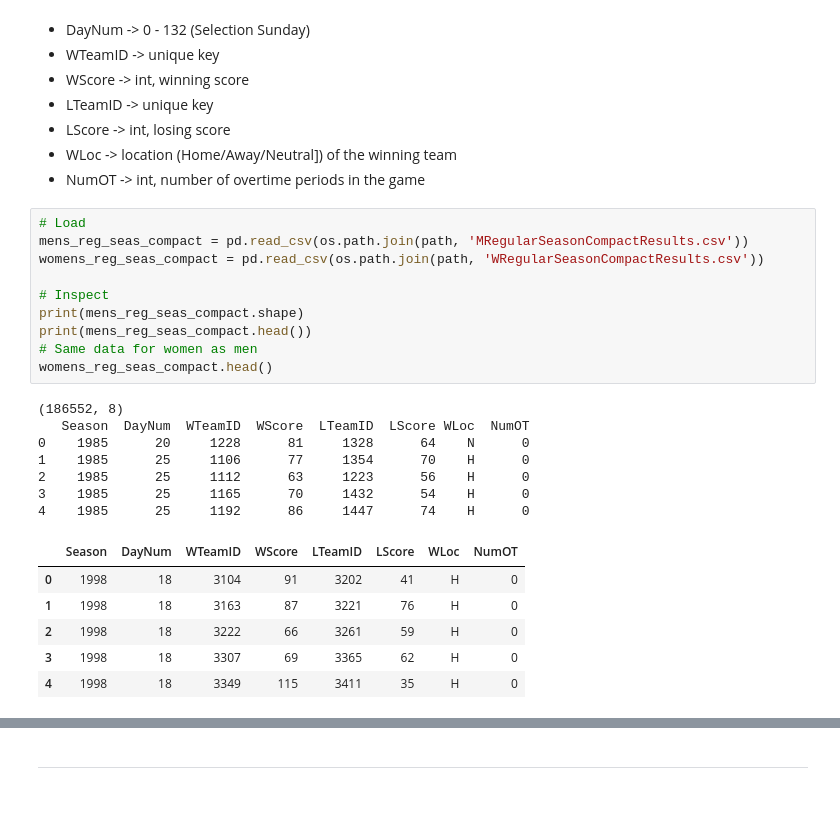
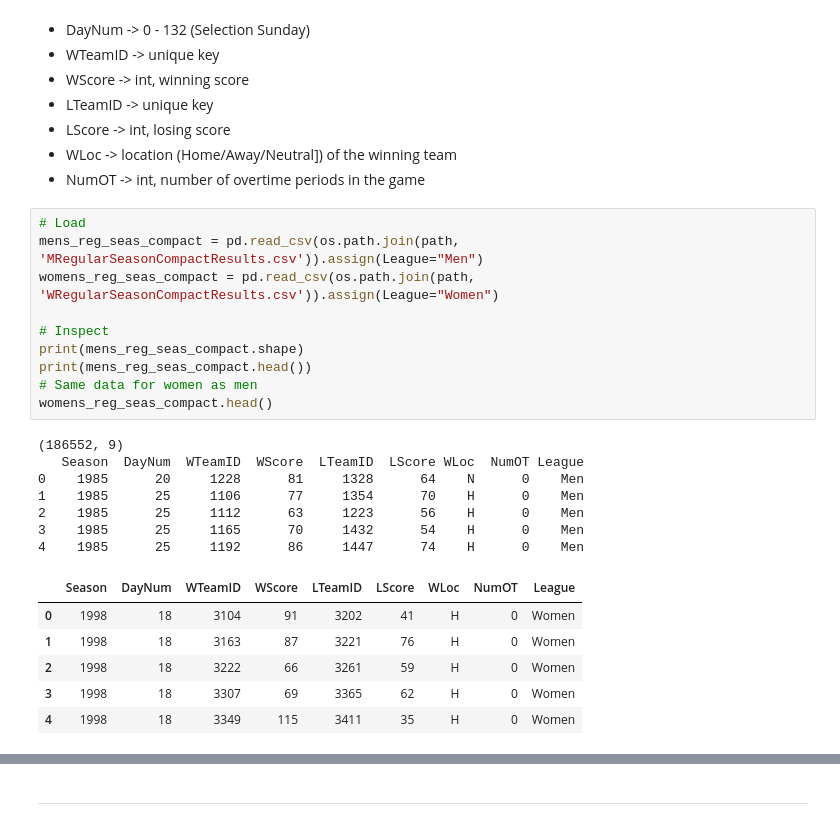
Before and after one commit to dvdhartsman/March_Machine_Learning_Mania_2024, a Jupyter notebook: Data_Understanding_and_Aggregation.ipynb, the cells around one changed output, grey strips where cells are left out. Saved outputs shown, nothing was run; the diff lists cells and outputs as text.

```diff
--- a/Data_Understanding_and_Aggregation.ipynb
+++ b/Data_Understanding_and_Aggregation.ipynb
@@ -183,25 +247,25 @@ tournament_seeds.head()
 - NumOT -> int, number of overtime periods in the game
 # %%
 # Load
-mens_reg_seas_compact = pd.read_csv(os.path.join(path, 'MRegularSeasonCompactResults.csv'))
-womens_reg_seas_compact = pd.read_csv(os.path.join(path, 'WRegularSeasonCompactResults.csv'))
+mens_reg_seas_compact = pd.read_csv(os.path.join(path, 'MRegularSeasonCompactResults.csv')).assign(League="Men")
+womens_reg_seas_compact = pd.read_csv(os.path.join(path, 'WRegularSeasonCompactResults.csv')).assign(League="Women")
 
 # Inspect
 print(mens_reg_seas_compact.shape)
 print(mens_reg_seas_compact.head())
 # Same data for women as men
 womens_reg_seas_compact.head()
 # %% [output]
-(186552, 8)
-   Season  DayNum  WTeamID  WScore  LTeamID  LScore WLoc  NumOT
-0    1985      20     1228      81     1328      64    N      0
-1    1985      25     1106      77     1354      70    H      0
-2    1985      25     1112      63     1223      56    H      0
-3    1985      25     1165      70     1432      54    H      0
-4    1985      25     1192      86     1447      74    H      0
+(186552, 9)
+   Season  DayNum  WTeamID  WScore  LTeamID  LScore WLoc  NumOT League
+0    1985      20     1228      81     1328      64    N      0    Men
+1    1985      25     1106      77     1354      70    H      0    Men
+2    1985      25     1112      63     1223      56    H      0    Men
+3    1985      25     1165      70     1432      54    H      0    Men
+4    1985      25     1192      86     1447      74    H      0    Men
-|  | Season | DayNum | WTeamID | WScore | LTeamID | LScore | WLoc | NumOT |
-| 0 | 1998 | 18 | 3104 | 91 | 3202 | 41 | H | 0 |
-| 1 | 1998 | 18 | 3163 | 87 | 3221 | 76 | H | 0 |
-| 2 | 1998 | 18 | 3222 | 66 | 3261 | 59 | H | 0 |
-| 3 | 1998 | 18 | 3307 | 69 | 3365 | 62 | H | 0 |
-| 4 | 1998 | 18 | 3349 | 115 | 3411 | 35 | H | 0 |
+|  | Season | DayNum | WTeamID | WScore | LTeamID | LScore | WLoc | NumOT | League |
+| 0 | 1998 | 18 | 3104 | 91 | 3202 | 41 | H | 0 | Women |
+| 1 | 1998 | 18 | 3163 | 87 | 3221 | 76 | H | 0 | Women |
+| 2 | 1998 | 18 | 3222 | 66 | 3261 | 59 | H | 0 | Women |
+| 3 | 1998 | 18 | 3307 | 69 | 3365 | 62 | H | 0 | Women |
+| 4 | 1998 | 18 | 3349 | 115 | 3411 | 35 | H | 0 | Women |
```
Also changed, not shown: parts of 60 cells of this notebook.
